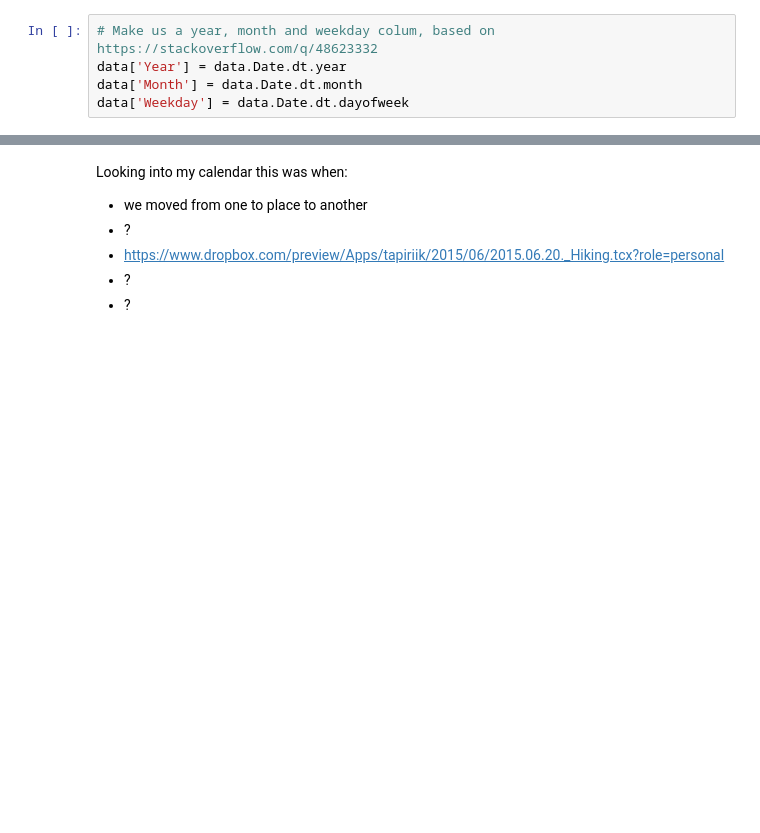
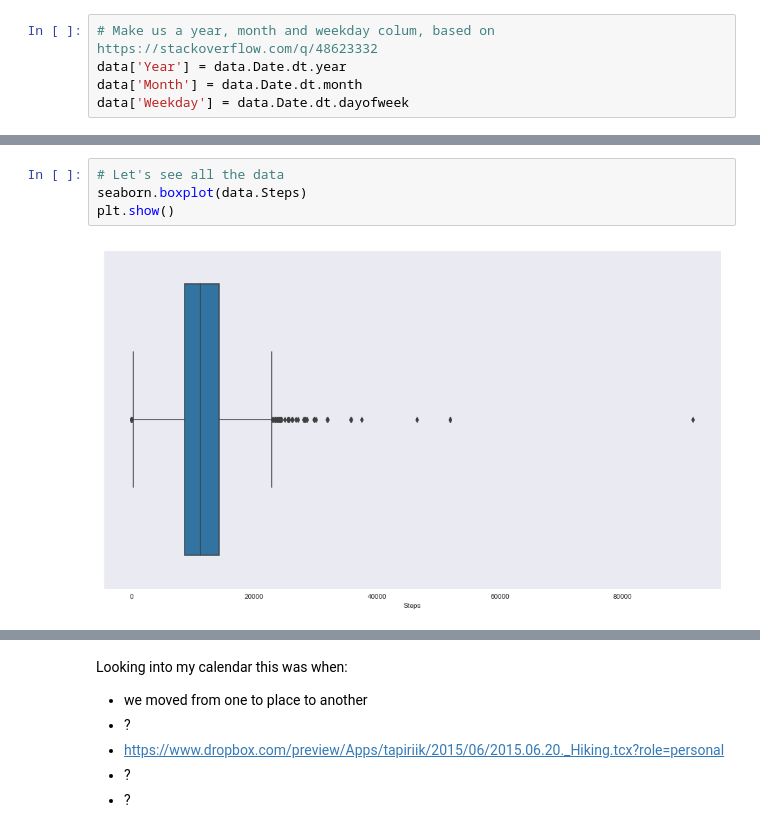
Before and after one commit to habi/steps, a Jupyter notebook: StepData.ipynb, the cells around one changed output, grey strips where cells are left out. Drawn from its saved outputs; the diff is of its cells as text; blank space fills up the shorter version.

```diff
--- a/StepData.ipynb
+++ b/StepData.ipynb
@@ -55,3 +55,9 @@ data.sample(n=5)
+# %%
+# Let's see all the data
+seaborn.boxplot(data.Steps)
+plt.show()
+# %% [output]
+[figure, added]
 # %%
 # When were the five highest step counts?
 data.sort_values('Steps', ascending=False).head()
```
Also changed, not shown: parts of 8 cells of this notebook.
